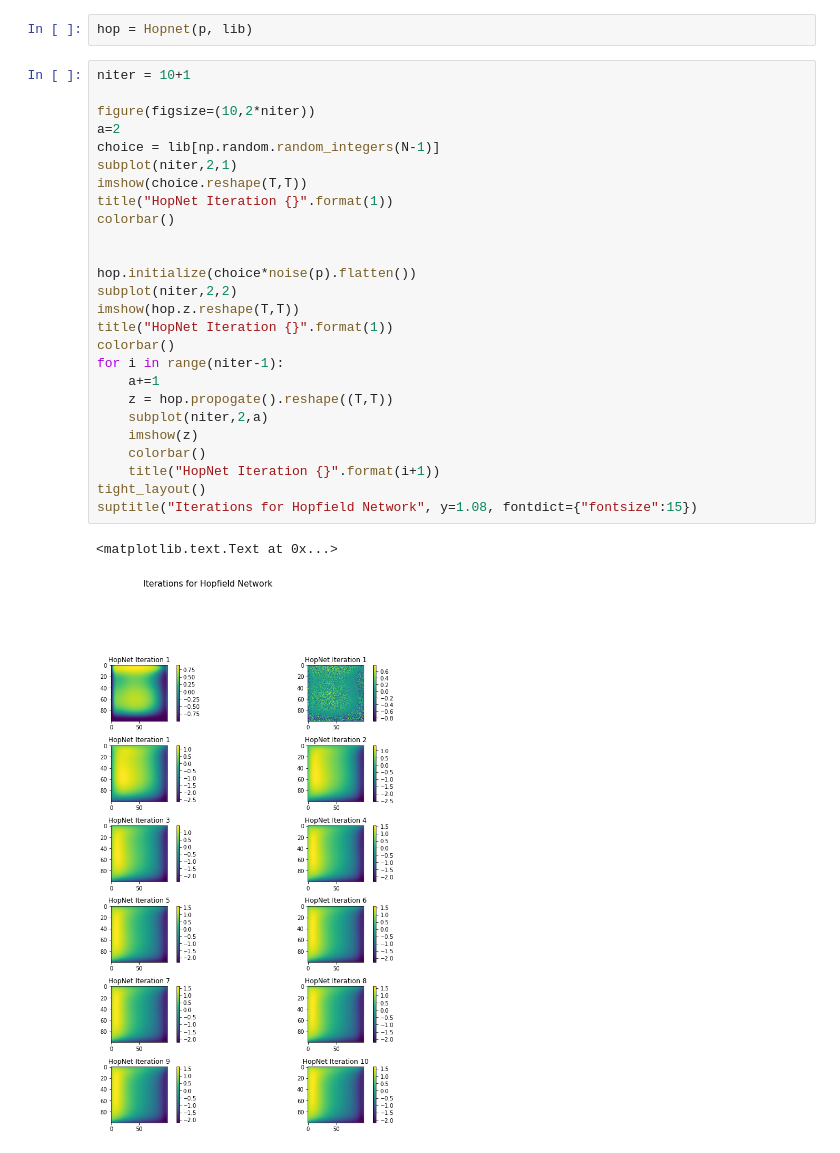
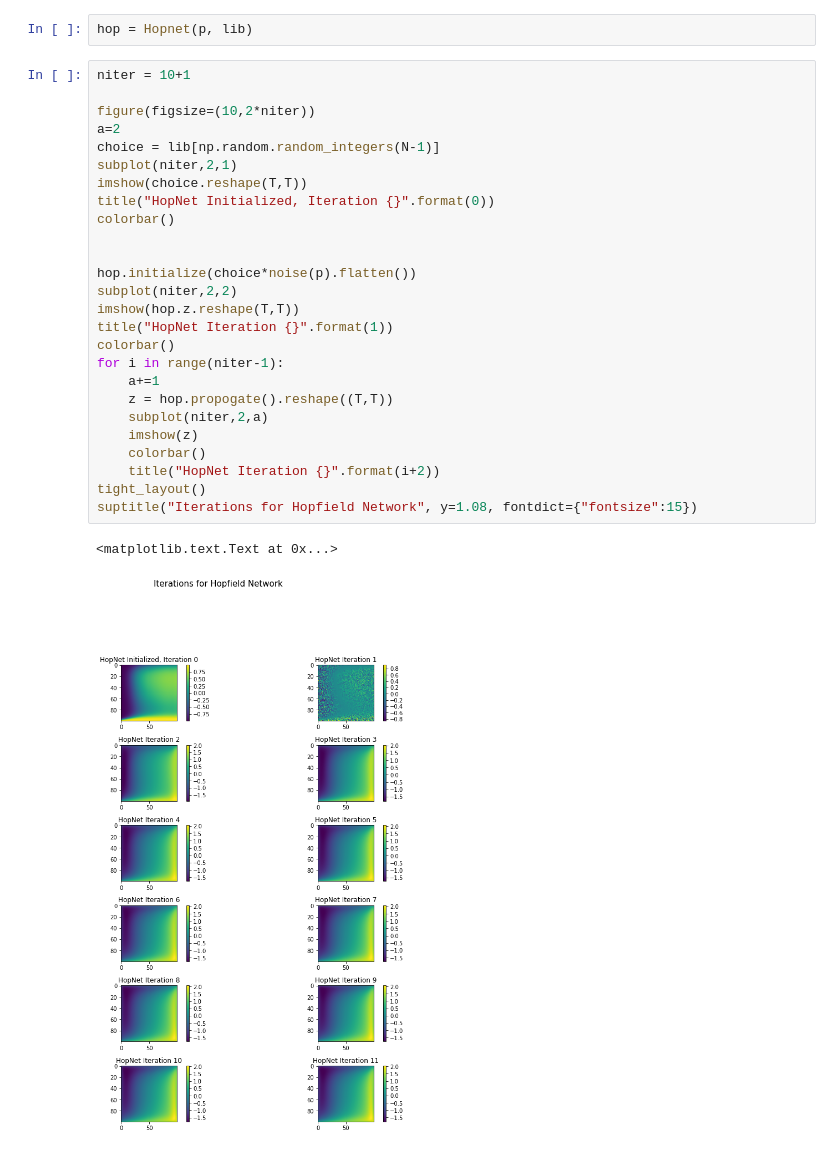
Before and after one commit to aclinnovator/aclinnovator.github.io, a Jupyter notebook: _notebooks/Bayesian Hopfield Nets.ipynb, the cells around one changed output. Saved outputs shown, nothing was run; the diff lists cells and outputs as text.

```diff
--- a/_notebooks/Bayesian Hopfield Nets.ipynb
+++ b/_notebooks/Bayesian Hopfield Nets.ipynb
@@ -136,29 +136,29 @@ hop = Hopnet(p, lib)
 # %%
 niter = 10+1
 
 figure(figsize=(10,2*niter))
 a=2
 choice = lib[np.random.random_integers(N-1)]
 subplot(niter,2,1)
 imshow(choice.reshape(T,T))
-title("HopNet Iteration {}".format(1))
+title("HopNet Initialized, Iteration {}".format(0))
 colorbar()
 
 
 hop.initialize(choice*noise(p).flatten())
 subplot(niter,2,2)
 imshow(hop.z.reshape(T,T))
 title("HopNet Iteration {}".format(1))
 colorbar()
 for i in range(niter-1):
     a+=1
     z = hop.propogate().reshape((T,T))
     subplot(niter,2,a)
     imshow(z)
     colorbar()
-    title("HopNet Iteration {}".format(i+1))
+    title("HopNet Iteration {}".format(i+2))
 tight_layout()
 suptitle("Iterations for Hopfield Network", y=1.08, fontdict={"fontsize":15})
 # %% [output]
 <matplotlib.text.Text at 0x...>
-[figure, old version]
+[figure, new version]
```
